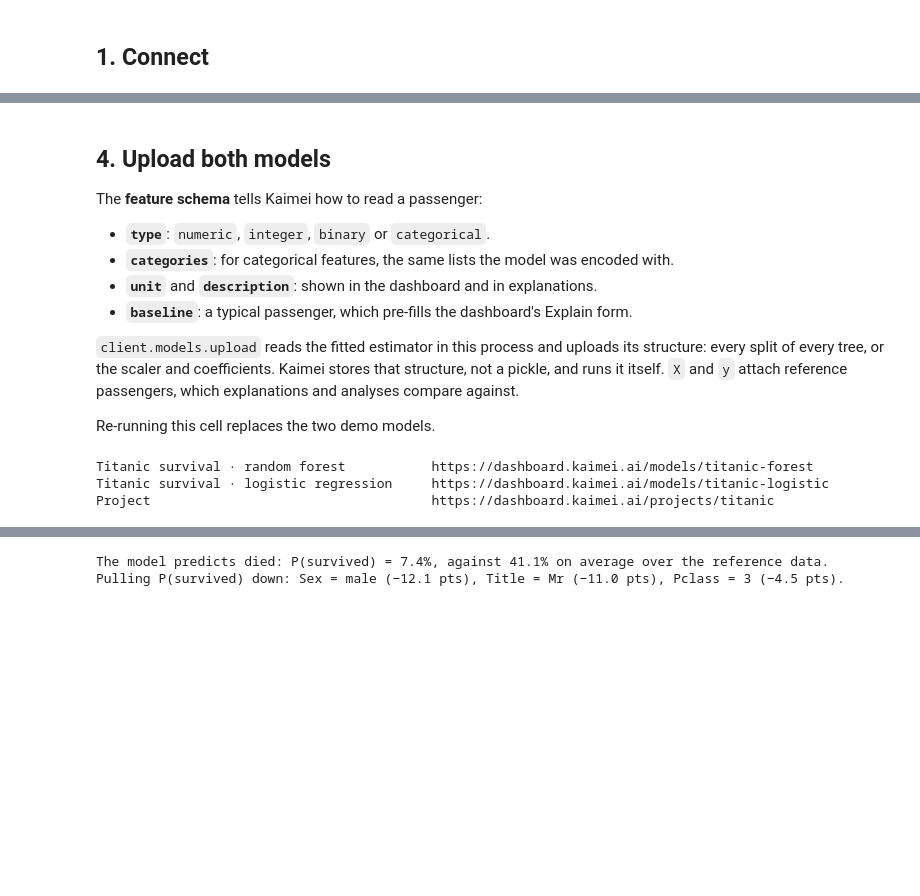
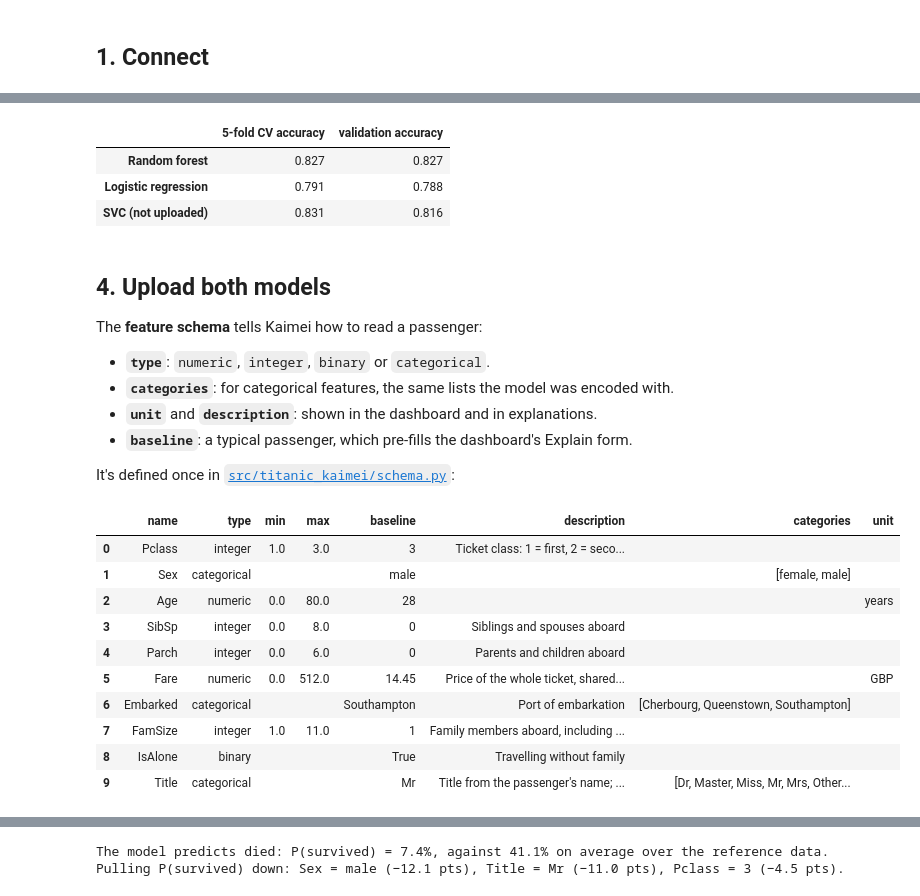
Before and after one commit to KaimeiAI/titanic-kaimei-example, a Jupyter notebook: notebooks/01-explain-a-model.ipynb, the cells around one changed output, grey strips where cells are left out. Cells and saved outputs as stored; diff of their text form; code cells hidden in the pictures; blank space fills up the shorter version.

```diff
--- a/notebooks/kaimei-demo.ipynb
+++ b/notebooks/01-explain-a-model.ipynb
@@ -143,3 +82,14 @@ pd.DataFrame(scores).T
+# %%
+X = encode(passengers)
+forest, logistic = make_forest(), make_logistic()
+svc = Pipeline([("scale", StandardScaler()), ("model", SVC())])  # notebook 00's pick, for reference only
+
+scores({"Random forest": forest, "Logistic regression": logistic, "SVC (not uploaded)": svc}, X, survived)
+# %% [output]
+|  | 5-fold CV accuracy | validation accuracy |
+| Random forest | 0.827 | 0.827 |
+| Logistic regression | 0.791 | 0.788 |
+| SVC (not uploaded) | 0.831 | 0.816 |
 # %% [markdown]
 ## 4. Upload both models
 
@@ -149,55 +99,18 @@ The **feature schema** tells Kaimei how to read a passenger:
 - **`unit`** and **`description`**: shown in the dashboard and in explanations.
 - **`baseline`**: a typical passenger, which pre-fills the dashboard's Explain form.
 
-`client.models.upload` reads the fitted estimator in this process and uploads its structure: every split of every tree, or the scaler and coefficients. Kaimei stores that structure, not a pickle, and runs it itself. `X` and `y` attach reference passengers, which explanations and analyses compare against.
-
-Re-running this cell replaces the two demo models.
+It's defined once in [`src/titanic_kaimei/schema.py`](../src/titanic_kaimei/schema.py):
-# %%
-FEATURES = [
-    {"name": "Pclass", "type": "integer", "min": 1, "max": 3, "baseline": 3,
-     "description": "Ticket class: 1 = first, 2 = second, 3 = third"},
-    {"name": "Sex", "type": "categorical", "categories": CATEGORIES["Sex"], "baseline": "male"},
-    {"name": "Age", "type": "numeric", "unit": "years", "min": 0, "max": 80, "baseline": 28},
-    {"name": "SibSp", "type": "integer", "min": 0, "max": 8, "baseline": 0,
-     "description": "Siblings and spouses aboard"},
-    {"name": "Parch", "type": "integer", "min": 0, "max": 6, "baseline": 0,
-     "description": "Parents and children aboard"},
-    {"name": "Fare", "type": "numeric", "unit": "GBP", "min": 0, "max": 512, "baseline": 14.45},
-    {"name": "Embarked", "type": "categorical", "categories": CATEGORIES["Embarked"], "baseline": "Southampton"},
-    {"name": "FamSize", "type": "integer", "min": 1, "max": 11, "baseline": 1,
-     "description": "Family members aboard, including the passenger (SibSp + Parch + 1)"},
-    {"name": "IsAlone", "type": "binary", "baseline": True, "description": "Travelling without family"},
-    {"name": "Title", "type": "categorical", "categories": CATEGORIES["Title"], "baseline": "Mr"},
-]
-OUTPUTS = {"labels": ["died", "survived"], "positive_label": "survived"}
-
-try:
-    project = client.projects.retrieve("titanic")
-except NotFoundError:
-    project = client.projects.create(
-        name="Titanic survival", slug="titanic",
-        description="Who survived the Titanic? Two models trained on the Kaggle passenger list.",
-    )
-
-uploaded = {}
-for slug, name, estimator, description in [
-    ("titanic-forest", "Titanic survival · random forest", forest,
-     "30-tree random forest (max depth 5) on the Kaggle Titanic passenger list."),
-    ("titanic-logistic", "Titanic survival · logistic regression", logistic,
-     "Standardized logistic regression on the same features, for comparison."),
-]:
-    try:
-        client.models.delete(slug)  # re-running the notebook replaces the demo models
-    except NotFoundError:
-        pass
-    uploaded[slug] = client.models.upload(
-        estimator, name=name, slug=slug, description=description, tags=["titanic", "demo"],
-        features=FEATURES, feature_names=list(X.columns), outputs=OUTPUTS,
-        X=passengers, y=survived, project_id=project.id,
-    )
-    print(f"{name:42s} {DASHBOARD}/models/{slug}")
-print(f"{'Project':42s} {DASHBOARD}/projects/{project.slug}")
-# %% [output]
-Titanic survival · random forest           https://dashboard.kaimei.ai/models/titanic-forest
-Titanic survival · logistic regression     https://dashboard.kaimei.ai/models/titanic-logistic
-Project                                    https://dashboard.kaimei.ai/projects/titanic
+# %%
+pd.DataFrame(FEATURES).fillna("")
+# %% [output]
+|  | name | type | min | max | baseline | description | categories | unit |
+| 0 | Pclass | integer | 1.0 | 3.0 | 3 | Ticket class: 1 = first, 2 = seco... |  |  |
+| 1 | Sex | categorical |  |  | male |  | [female, male] |  |
+| 2 | Age | numeric | 0.0 | 80.0 | 28 |  |  | years |
+| 3 | SibSp | integer | 0.0 | 8.0 | 0 | Siblings and spouses aboard |  |  |
+| 4 | Parch | integer | 0.0 | 6.0 | 0 | Parents and children aboard |  |  |
+| 5 | Fare | numeric | 0.0 | 512.0 | 14.45 | Price of the whole ticket, shared... |  | GBP |
+| 6 | Embarked | categorical |  |  | Southampton | Port of embarkation | [Cherbourg, Queenstown, Southampton] |  |
+| 7 | FamSize | integer | 1.0 | 11.0 | 1 | Family members aboard, including ... |  |  |
+| 8 | IsAlone | binary |  |  | True | Travelling without family |  |  |
+| 9 | Title | categorical |  |  | Mr | Title from the passenger's name; ... | [Dr, Master, Miss, Mr, Mrs, Other... |  |
```
Also changed, not shown: parts of 35 cells of this notebook, 30 other files.
